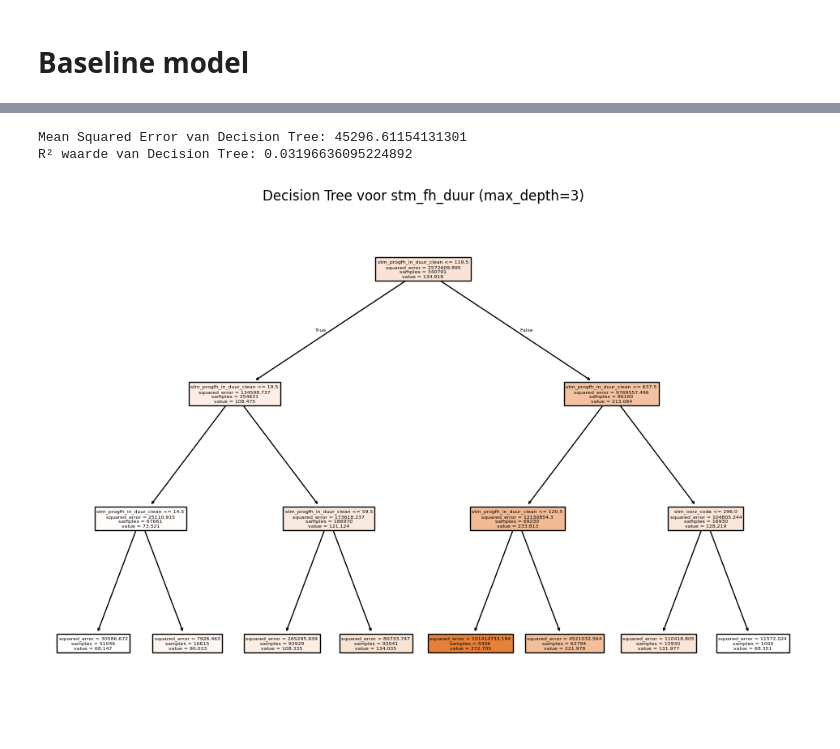
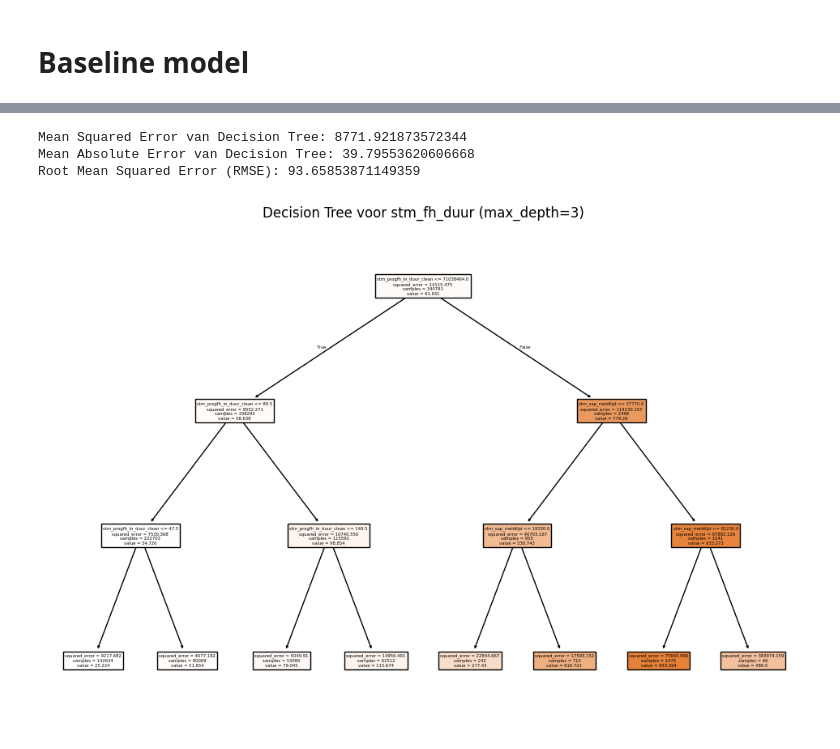
Before and after one commit to JackPieper/DDB2024, a Jupyter notebook: DDB_2024_project.ipynb, the cells around one changed output, grey strips where cells are left out. Cells and saved outputs as stored; diff of their text form; code cells hidden in the pictures.

```diff
--- a/DDB_2024_project.ipynb
+++ b/DDB_2024_project.ipynb
@@ -63,15 +64,12 @@ df = drop_columns(df, columns_to_drop)
 # Clean the data (handle missing values, remove columns with excessive NaNs)
 df, avg_list, mode_list = clean_data(df)
 
-# Filter de data op rijen met een totale_functiehersteltijd van tussen de 5 mins en 8 uur.
-df = filter_data(df)
+# Preprocess the data
+df = preprocess_data(df)
 
 # Save the cleaned data to a new CSV (optional)
 save_data(df, 'final_db_cleaned.csv')
 
-# Display results (optional)
-print("Data cleaning complete.")
-print("Columns filled with averages: ", avg_list)
-print("Columns filled with mode: ", mode_list)
-print("Cleaned dataframe shape: ", df.shape)
+# Optionally display results
+print("Data cleaning and preprocessing complete.")
 # %% [output]
@@ -218,9 +160,0 @@ Mean Absolute Error (MAE): 89.88614494740474
-# %%
-# Check if the baseline prediction matches the actual time
-df['correct_prediction'] = df['stm_fh_duur'] == df['baseline_fh_duur']
-
-# Calculate the accuracy in percentage
-accuracy = df['correct_prediction'].mean() * 100
-
-# Print the accuracy
-print(f'Accuracy of the baseline model: {accuracy:.2f}%')
@@ -276,33 +228,36 @@ R² waarde: -0.0006522990295447784
 # %%
 # Onafhankelijke variabelen (X) en afhankelijke variabele (y)
-X = df[['stm_progfh_in_duur_clean', 'stm_oorz_code']]
-y = df['stm_fh_duur']
+X = df[['stm_progfh_in_duur_clean', 'stm_oorz_code', 'stm_geo_mld', 'stm_prioriteit', 'stm_sap_meldtijd']]
+y = df['target']
 
 # Splitsen van de dataset
 X_train, X_test, y_train, y_test = train_test_split(X, y, test_size=0.2, random_state=42)
 
 # Decision Tree Regressor aanmaken met beperkte diepte
-dt_model = DecisionTreeRegressor(max_depth=3, random_state=42)
+dt2_model = DecisionTreeRegressor(max_depth=3, random_state=42)
 
 # Train het model
-dt_model.fit(X_train, y_train)
+dt2_model.fit(X_train, y_train)
 
 # Maak voorspellingen op de testset
-y_pred_dt = dt_model.predict(X_test)
+y_pred_dt = dt2_model.predict(X_test)
 
 # Bereken de evaluatiestatistieken
-mse_dt = mean_squared_error(y_test, y_pred_dt)
-r2_dt = r2_score(y_test, y_pred_dt)
+mse2_dt = mean_squared_error(y_test, y_pred_dt)
+mae2_dt = mean_absolute_error(y_test, y_pred_dt)
+rmse2_dt = np.sqrt(mse2_dt)
 
-print(f'Mean Squared Error van Decision Tree: {mse_dt}')
-print(f'R² waarde van Decision Tree: {r2_dt}')
+print(f'Mean Squared Error van Decision Tree: {mse2_dt}')
+print(f'Mean Absolute Error van Decision Tree: {mae2_dt}')
+print("Root Mean Squared Error (RMSE):", rmse2_dt)
 
 # Visualiseer de Decision Tree
 plt.figure(figsize=(12, 8))
-plot_tree(dt_model, feature_names=X.columns, filled=True)
+plot_tree(dt2_model, feature_names=X.columns, filled=True)
 plt.title('Decision Tree voor stm_fh_duur (max_depth=3)')
 plt.show()
 # %% [output]
-Mean Squared Error van Decision Tree: 45296.61154131301
-R² waarde van Decision Tree: 0.03196636095224892
+Mean Squared Error van Decision Tree: 8771.921873572344
+Mean Absolute Error van Decision Tree: 39.79553620606668
+Root Mean Squared Error (RMSE): 93.65853871149359
-[figure, old version]
+[figure, new version]
```
Also changed, not shown: parts of 20 cells of this notebook, 1 other file.
